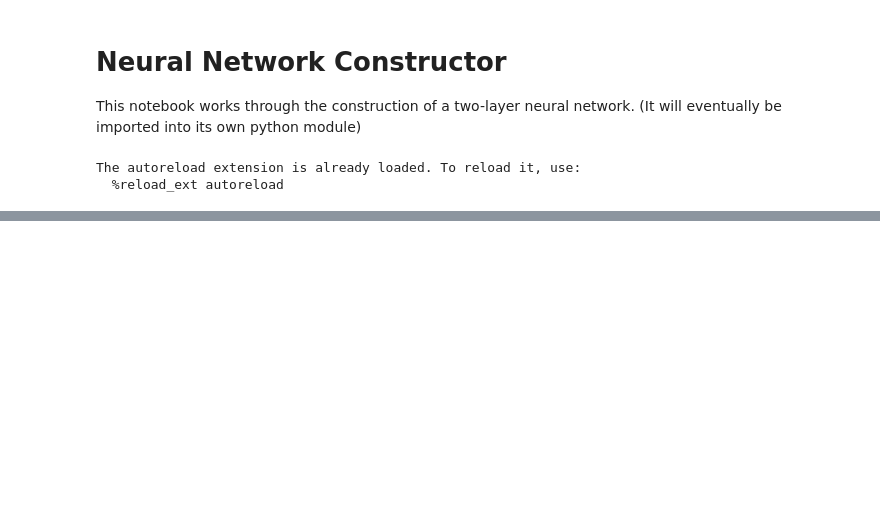
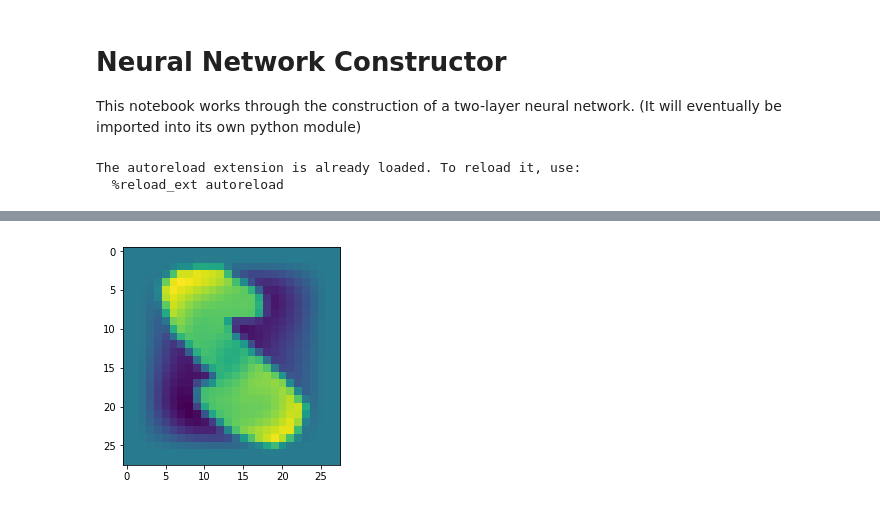
Before and after one commit to mitchnegus/CS289_mnegus, a Jupyter notebook: HW06/Code/CS289A_HW06_NeuralNet.ipynb, the cells around one changed output, grey strips where cells are left out. Drawn from its saved outputs; the diff is of its cells as text; code cells hidden in the pictures; blank space fills up the shorter version.

```diff
--- a/HW06/Code/CS289A_HW06_NeuralNet.ipynb
+++ b/HW06/Code/CS289A_HW06_NeuralNet.ipynb
@@ -15,6 +15,10 @@ import HW06_utils as ut
 
 import gradients as grad
 import activationfns as af
+# %%
+BASE_DIR = '/Users/mitch/Documents/Cal/2_2017_Spring/COMPSCI 289A - Intro to Machine Learning/HW06/'
+traindata = np.loadtxt(BASE_DIR+'Data/letters_traindata.csv', dtype=float, delimiter=',')
+trainlabels = np.array([np.loadtxt(BASE_DIR+'Data/letters_trainlabels.csv', dtype=int, delimiter=',')]).T
 # %%
 
 class NeuralNet:
@@ -257,0 +312,2 @@ All points classified correctly
+# %%
+testdata = np.loadtxt(BASE_DIR+'Data/letters_testdata.csv', dtype=float, delimiter=',')
@@ -257,0 +316,5 @@ All points classified correctly
+# %%
+plt.imshow(testdata[0,:784].reshape((28,28)))
+plt.show()
+# %% [output]
+[figure, added]
```
Also changed, not shown: parts of 14 cells of this notebook, 6 other files.
